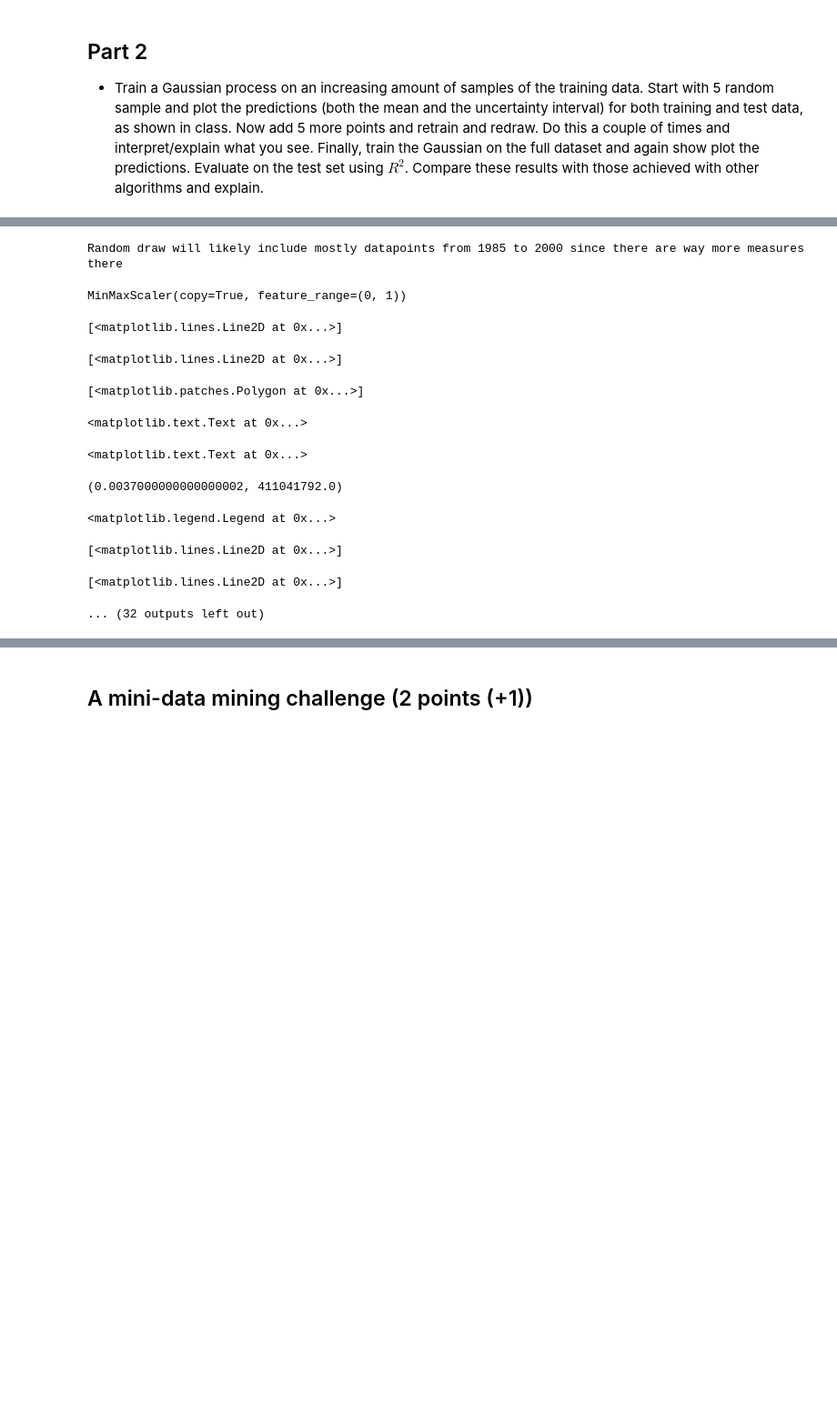
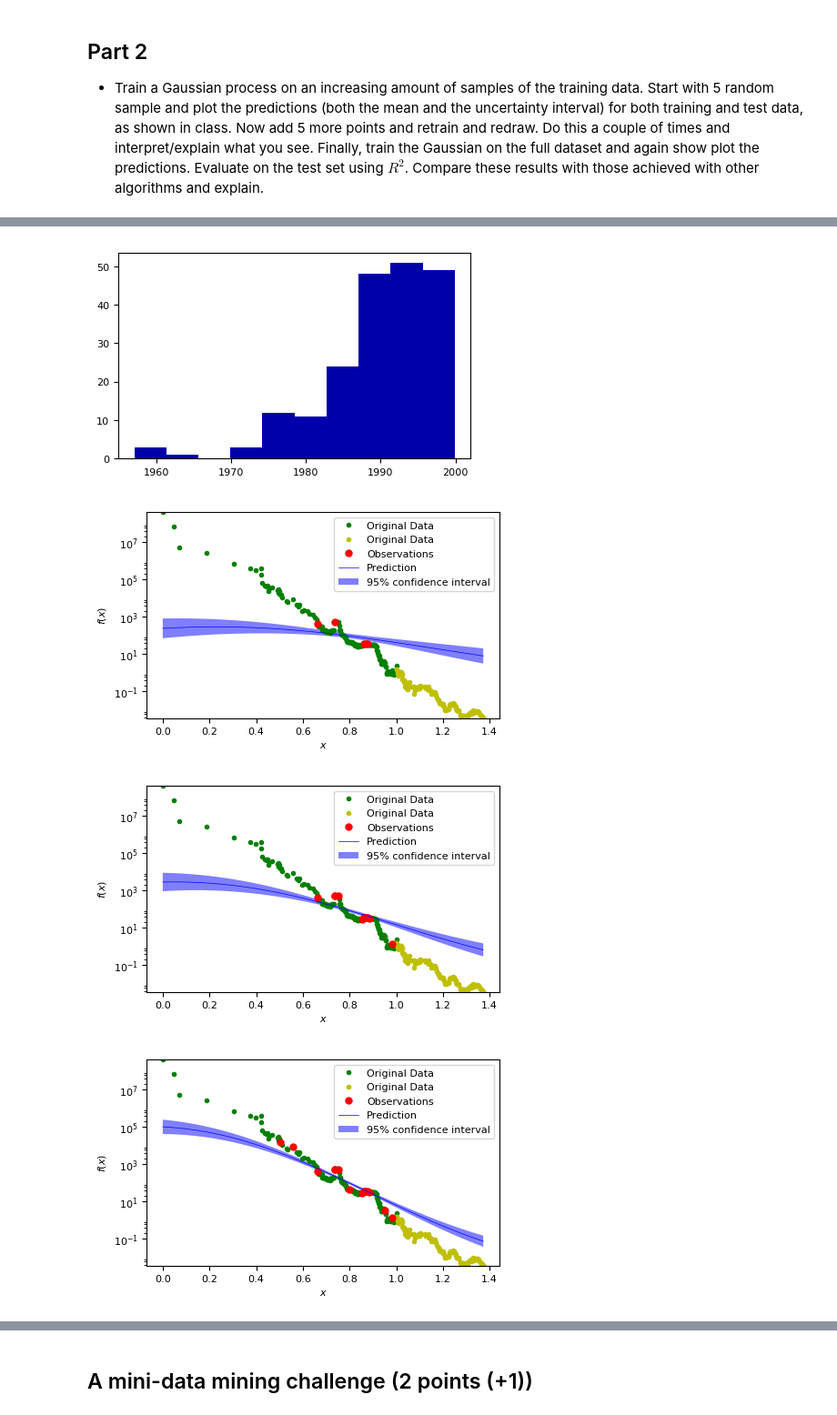
Before and after one commit to mcpeer/mla2, a Jupyter notebook: Assignment 2_peer.ipynb, the cells around one changed output, grey strips where cells are left out. Shown at 91% size. Cells and saved outputs as stored; diff of their text form; code cells hidden in the pictures; blank space fills up the shorter version.

```diff
--- a/Assignment 2_peer.ipynb
+++ b/Assignment 2_peer.ipynb
@@ -346,77 +294,66 @@ plt.legend();
 # %%
 # On training data:
 # start with 5 random samples, train gaussian, plot predictions (mean + uncertainty interval) for both training and test
+# then add 5 more points, retrain, and redraw.
+# do this a couple of times and interpret / explain what you see
+# (probably the uncertainty decreases)
 from sklearn.model_selection import train_test_split
 from sklearn.gaussian_process import GaussianProcessRegressor
+from sklearn.preprocessing import MinMaxScaler
+
+ram_prices = pd.read_csv('data/ram_price.csv')
 
 # Use historical data to forecast prices after the year 2000
 data_train = ram_prices[ram_prices.date < 2000]
 data_test = ram_prices[ram_prices.date >= 2000]
-
 # predict prices based on date:
 X_train = data_train.date[:, np.newaxis]
 X_test = data_test.date[:, np.newaxis]
 
-
-
 plt.hist(X_train)
 print("Random draw will likely include mostly datapoints from 1985 to 2000 since there are way more measures there")
-
-
-
-
 
 # we use a log-transform to get a simpler relationship of data to target
 y_train = np.log(data_train.price)
 y_test = np.log(data_test.price)
 
-
+# Scale features for Gaussian.
 scaler = MinMaxScaler()
 scaler.fit(X_train)
 X_train_scaled = scaler.transform(X_train)
 X_test_scaled = scaler.transform(X_test)
 
-
-
-
-
-
-for size in  range(5, 26, 5):
-    X_sample, _, y_sample, _ = train_test_split(X_train_scaled, y_train, train_size=size, random_state=0)
+#for size in [5]:
+for size in range(5, 41, 5):
+    X_sample, _, y_sample, _ = train_test_split(X_train_scaled, y_train, train_size=size, random_state=1)
     # Mesh the input space for evaluations of the real function, the prediction and
     # its MSE
     x = np.atleast_2d(np.linspace(0, max(X_test_scaled), 1000)).T
-
-    gp = GaussianProcessRegressor(n_restarts_optimizer=9).fit(X_sample, y_sample)
-
+    gp = GaussianProcessRegressor(alpha=0.1, n_restarts_optimizer=9).fit(X_sample, y_sample)
     # Make the prediction on the meshed x-axis (ask for MSE as well)
     y_pred, sigma = gp.predict(x, return_std=True)
+    y_pred_upper = y_pred + 1.96*sigma
+    y_pred_low = y_pred - 1.96*sigma
+
+
 
     # Plot the function, the prediction and the 95% confidence interval based on
     # the MSE
     fig = plt.figure()
+    plt.semilogy(scaler.transform(data_train.date), data_train.price, 'g.', label=u'Original Data')
+    plt.semilogy(scaler.transform(data_test.date), data_test.price, 'y.', label=u'Original Data')
+
+
     plt.semilogy(X_sample, np.exp(y_sample), 'r.', markersize=10, label=u'Observations')
     plt.semilogy(x, np.exp(y_pred), 'b-', label=u'Prediction')
     plt.fill(np.concatenate([x, x[::-1]]),
-             np.concatenate([np.exp(y_pred - 1.9600 * sigma),
-                            (np.exp(y_pred + 1.9600 * sigma))[::-1]]),
+             np.concatenate([np.exp(y_pred_low),
+                             np.exp(y_pred_upper)[::-1]]),
              alpha=.5, fc='b', ec='None', label='95% confidence interval')
+
+
     plt.xlabel('$x$')
     plt.ylabel('$f(x)$')
     plt.ylim(min(ram_prices.price),max(ram_prices.price))
     plt.legend(loc='upper right')
-
-
-
-
-
-
-# then add 5 more points, retrain, and redraw.
-
-# do this a couple of times and interpret / explain what you see
-# (probably the uncertainty decreases)
-
-#finally:
-# Train gaussian on FULL dataset, and again plot predictions (mean + uncertainty interval) for both train and test.
-# evaluate on test set using R2. Compare with other algorithms!!
 # %% [output]
@@ -427,12 +361,4 @@ for size in  range(5, 26, 5):
-Random draw will likely include mostly datapoints from 1985 to 2000 since there are way more measures there
-MinMaxScaler(copy=True, feature_range=(0, 1))
-[<matplotlib.lines.Line2D at 0x...>]
-[<matplotlib.lines.Line2D at 0x...>]
-[<matplotlib.patches.Polygon at 0x...>]
-<matplotlib.text.Text at 0x...>
-<matplotlib.text.Text at 0x...>
-(0.0037000000000000002, 411041792.0)
-<matplotlib.legend.Legend at 0x...>
-[<matplotlib.lines.Line2D at 0x...>]
-[<matplotlib.lines.Line2D at 0x...>]
-... (32 outputs left out)
+[figure, added]
+[figure, added]
+[figure, added]
+[figure, added]
```
Also changed, not shown: parts of 19 cells of this notebook.
